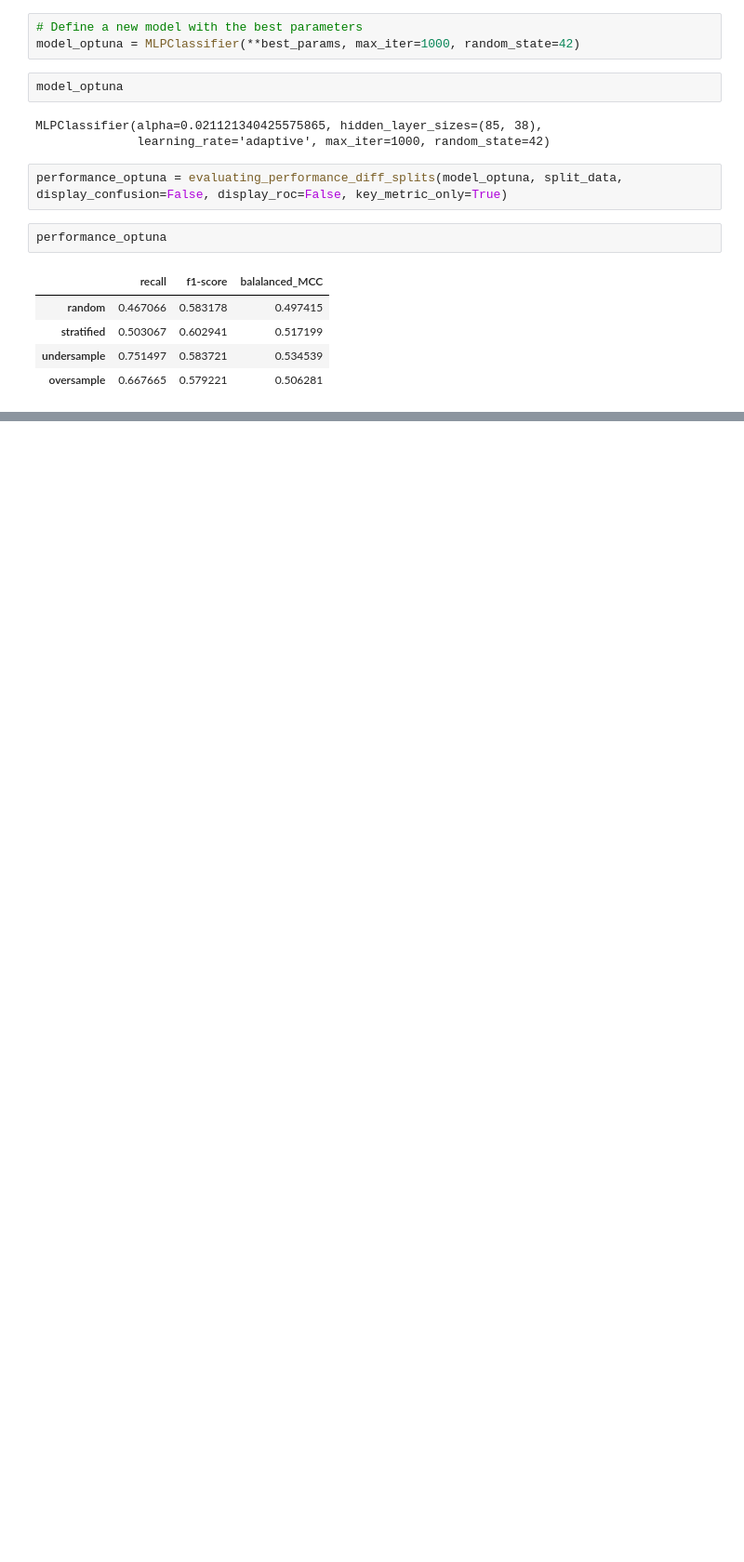
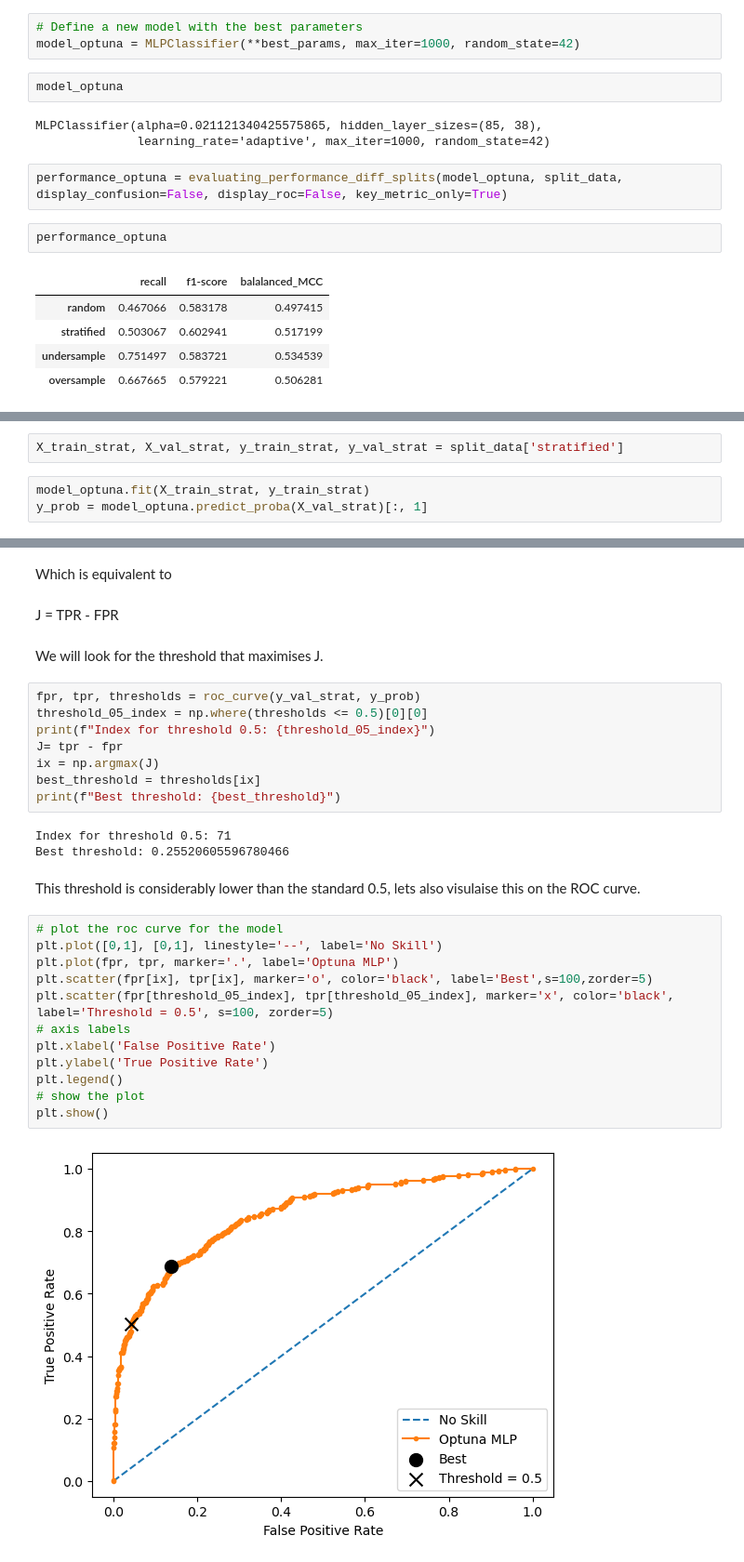
Before and after one commit to djjjones6/Group_Assessment_1, a Jupyter notebook: AlexSJ/NNClassifier2.ipynb, the cells around one changed output, grey strips where cells are left out. Shown at 93% size. Drawn from its saved outputs; the diff is of its cells as text; blank space fills up the shorter version.

```diff
--- a/AlexSJ/NNClassifier2.ipynb
+++ b/AlexSJ/NNClassifier2.ipynb
@@ -458,0 +467,5 @@ performance_optuna
+# %%
+X_train_strat, X_val_strat, y_train_strat, y_val_strat = split_data['stratified']
+# %%
+model_optuna.fit(X_train_strat, y_train_strat)
+y_prob = model_optuna.predict_proba(X_val_strat)[:, 1]
@@ -458,0 +476,33 @@ performance_optuna
+# %% [markdown]
+Which is equivalent to
+# %% [markdown]
+J = TPR - FPR
+# %% [markdown]
+We will look for the threshold that maximises J.
+# %%
+fpr, tpr, thresholds = roc_curve(y_val_strat, y_prob)
+threshold_05_index = np.where(thresholds <= 0.5)[0][0]
+print(f"Index for threshold 0.5: {threshold_05_index}")
+J= tpr - fpr
+ix = np.argmax(J)
+best_threshold = thresholds[ix]
+print(f"Best threshold: {best_threshold}")
+# %% [output]
+Index for threshold 0.5: 71
+Best threshold: 0.25520605596780466
+# %% [markdown]
+This threshold is considerably lower than the standard 0.5, lets also visulaise this on the ROC curve.
+# %%
+# plot the roc curve for the model
+plt.plot([0,1], [0,1], linestyle='--', label='No Skill')
+plt.plot(fpr, tpr, marker='.', label='Optuna MLP')
+plt.scatter(fpr[ix], tpr[ix], marker='o', color='black', label='Best',s=100,zorder=5)
+plt.scatter(fpr[threshold_05_index], tpr[threshold_05_index], marker='x', color='black', label='Threshold = 0.5', s=100, zorder=5)
+# axis labels
+plt.xlabel('False Positive Rate')
+plt.ylabel('True Positive Rate')
+plt.legend()
+# show the plot
+plt.show()
+# %% [output]
+[figure, added]
```
Also changed, not shown: parts of 16 cells of this notebook, 3 other files.
